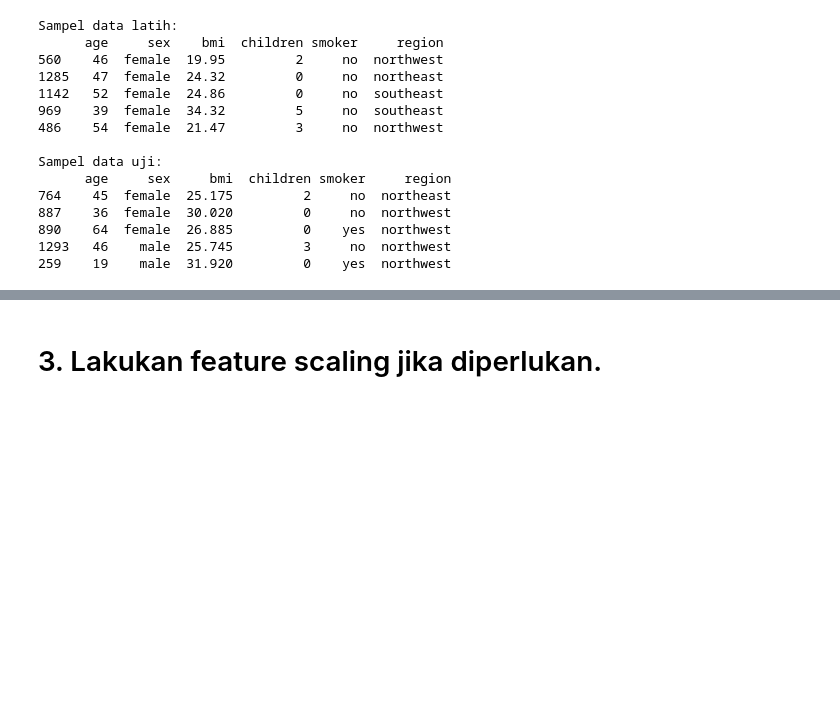
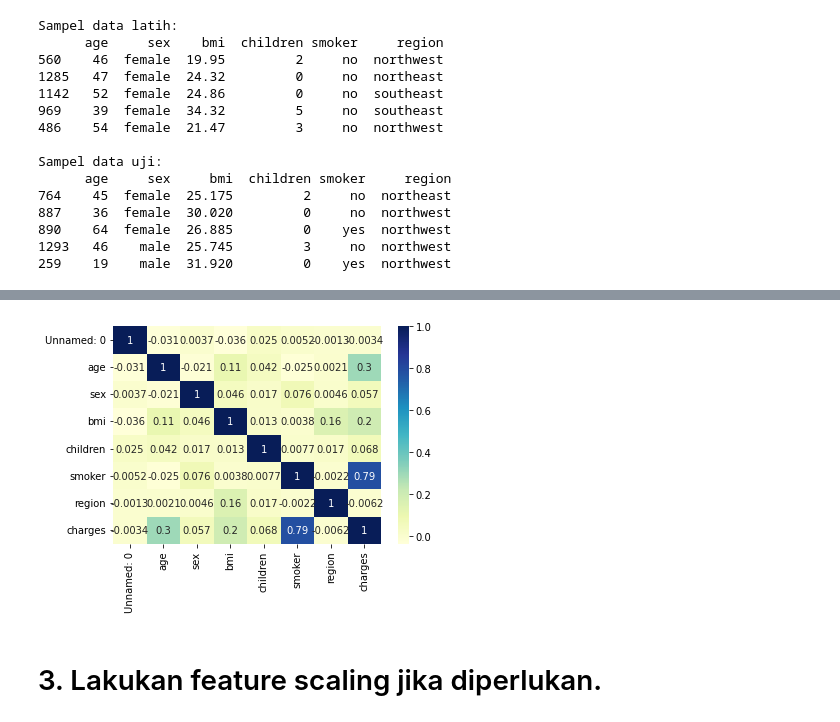
Before and after one commit to SeptiLutfiana/MESIN-LEARNING, a Jupyter notebook: PERTEMUAN3/Tugas/24_SeptiLutfiana_Week03.ipynb, the cells around one changed output, grey strips where cells are left out. Cells and saved outputs as stored; diff of their text form; code cells hidden in the pictures; blank space fills up the shorter version.

```diff
--- a/PERTEMUAN3/Tugas/24_SeptiLutfiana_Week03.ipynb
+++ b/PERTEMUAN3/Tugas/24_SeptiLutfiana_Week03.ipynb
@@ -125,3 +159,8 @@ Sampel data uji:
+# %%
+sns.heatmap(data.corr(), cmap="YlGnBu", annot=True)
+plt.show()
+# %% [output]
+[figure, added]
 # %% [markdown]
 # 3. Lakukan feature scaling jika diperlukan.
 # %% [markdown]
```
Also changed, not shown: parts of 20 cells of this notebook.
